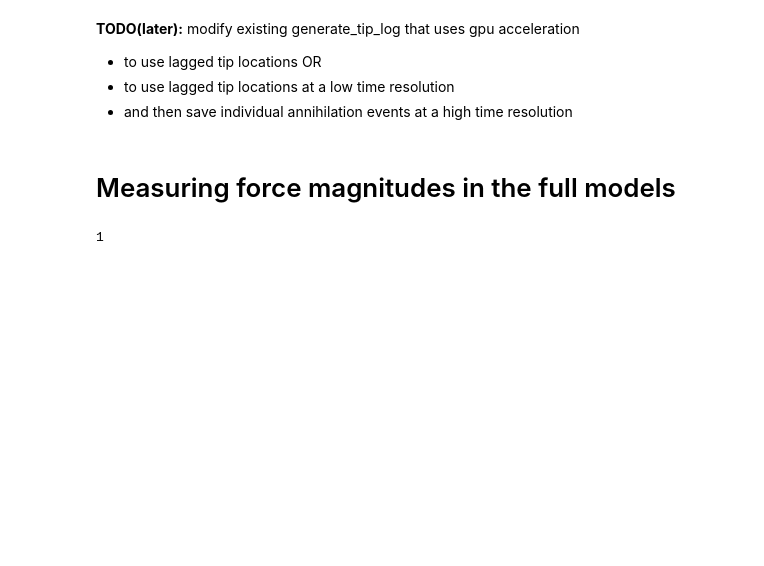
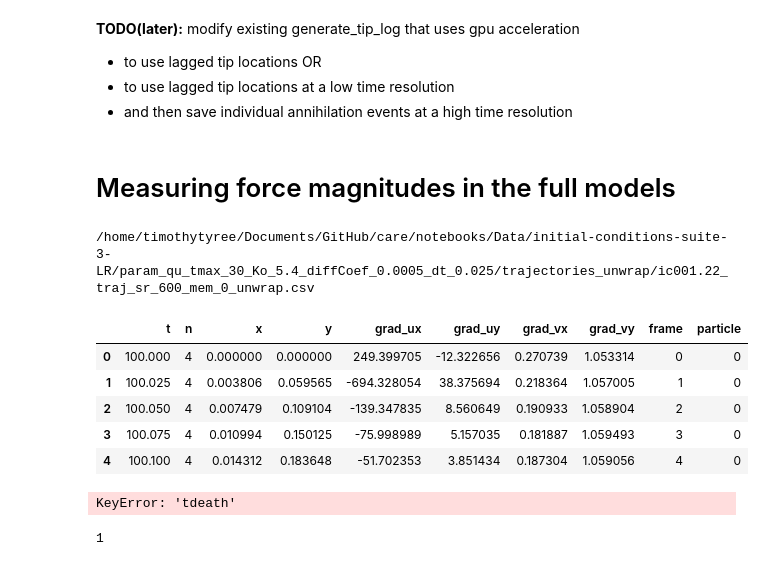
Before and after one commit to timtyree/care, a Jupyter notebook: notebooks/Measuring Average Forces between Spiral Tips.ipynb, the cells around one changed output. Cells and saved outputs as stored; diff of their text form; code cells hidden in the pictures; blank space fills up the shorter version.

```diff
--- a/notebooks/Measuring Average Forces between Spiral Tips.ipynb
+++ b/notebooks/Measuring Average Forces between Spiral Tips.ipynb
@@ -105,18 +105,30 @@ OR
 # %% [markdown]
 # Measuring force magnitudes in the full models
 # %%
-# # input_fn=search_for_file()
-# input_fn2="/home/timothytyree/Documents/GitHub/care/notebooks/Data/initial-conditions-fk-200x200/param_set_8_ds_5.0_tmax_30_diffCoef_0.001_dt_0.025/annihilations_minr_1.0_mindur_20.csv"
-# df=pd.read_csv(input_fn2)
-# df.head()
+# input_fn=search_for_file()
+# input_fn="/home/timothytyree/Documents/GitHub/care/notebooks/Data/initial-conditions-fk-200x200/param_set_8_ds_5.0_tmax_30_diffCoef_0.001_dt_0.025/annihilations_minr_1.0_mindur_20.csv"
+input_fn=f"/home/timothytyree/Documents/GitHub/care/notebooks/Data/initial-conditions-suite-3-LR/param_qu_tmax_30_Ko_5.4_diffCoef_0.0005_dt_0.025/trajectories_unwrap/ic001.22_traj_sr_600_mem_0_unwrap.csv"
+print(input_fn)
+df=pd.read_csv(input_fn)
+df.head()
+# %% [output]
+/home/timothytyree/Documents/GitHub/care/notebooks/Data/initial-conditions-suite-3-LR/param_qu_tmax_30_Ko_5.4_diffCoef_0.0005_dt_0.025/trajectories_unwrap/ic001.22_traj_sr_600_mem_0_unwrap.csv
+|  | t | n | x | y | grad_ux | grad_uy | grad_vx | grad_vy | frame | particle |
+| 0 | 100.000 | 4 | 0.000000 | 0.000000 | 249.399705 | -12.322656 | 0.270739 | 1.053314 | 0 | 0 |
+| 1 | 100.025 | 4 | 0.003806 | 0.059565 | -694.328054 | 38.375694 | 0.218364 | 1.057005 | 1 | 0 |
+| 2 | 100.050 | 4 | 0.007479 | 0.109104 | -139.347835 | 8.560649 | 0.190933 | 1.058904 | 2 | 0 |
+| 3 | 100.075 | 4 | 0.010994 | 0.150125 | -75.998989 | 5.157035 | 0.181887 | 1.059493 | 3 | 0 |
+| 4 | 100.100 | 4 | 0.014312 | 0.183648 | -51.702353 | 3.851434 | 0.187304 | 1.059056 | 4 | 0 |
 # %%
 bins='auto'#20##30#
 
 #compute the mean radial velocities, binning by radial distance
 #LR results for DT = 0.5 ms
 #annihilations aggregated
-input_fn="/home/timothytyree/Documents/GitHub/care/notebooks/Data/initial-conditions-suite-3-LR/param_qu_tmax_30_Ko_5.4_diffCoef_0.0005_dt_0.5/annihilations_minr_1.0_mindur_20.0.csv"
+# input_fn="/home/timothytyree/Documents/GitHub/care/notebooks/Data/initial-conditions-suite-3-LR/param_qu_tmax_30_Ko_5.4_diffCoef_0.0005_dt_0.5/annihilations_minr_1.0_mindur_20.0.csv"
 output_fn=save_mean_radial_velocities(input_fn,t_col='tdeath',bins=bins)
+# %% [output]
+KeyError: 'tdeath'
 # %%
 1
 # %% [output]
```
Also changed, not shown: parts of 8 cells of this notebook, 7 other files.
